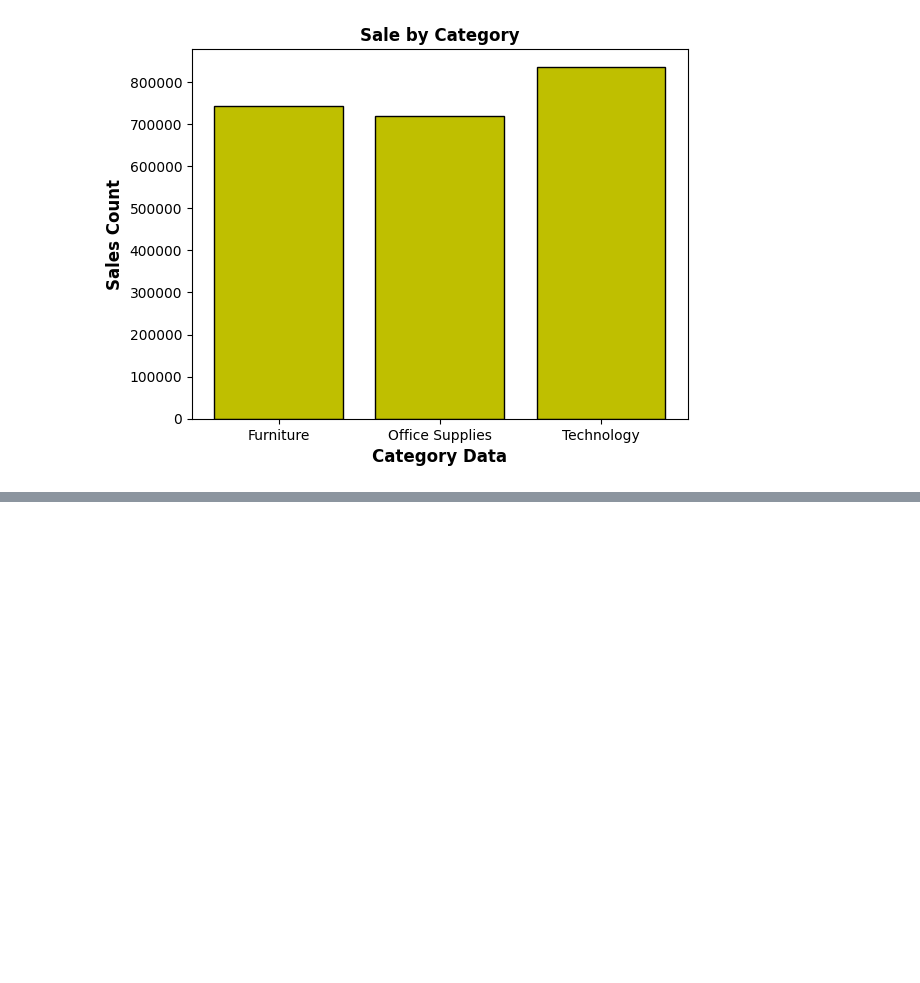
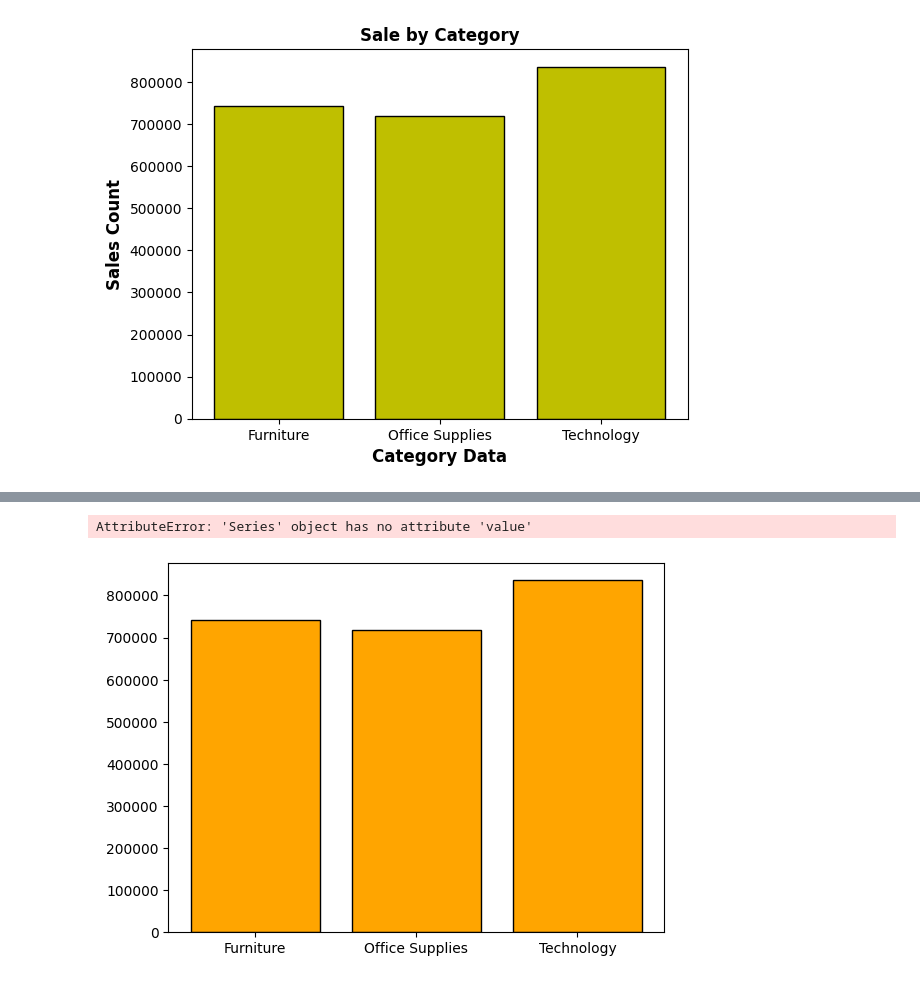
Before and after one commit to Rupeshkumar96/Data_Science, a Jupyter notebook: Superstore_analysis.ipynb, the cells around one changed output, grey strips where cells are left out. Saved outputs shown, nothing was run; the diff lists cells and outputs as text; code cells hidden in the pictures; blank space fills up the shorter version.

Commit message:
profit_margin

```diff
--- a/Superstore_analysis.ipynb
+++ b/Superstore_analysis.ipynb
@@ -122,3 +122,6 @@ plt.ylabel("Sales Count",fontsize='12',fontweight='bold')
 # %% [output]
 Text(0, 0.5, 'Sales Count')
 [figure]
+# %%
+## we  calculate profit margin
+df['Profit_margin']=(df['Profit']/df['Sales'])*100
@@ -124,0 +143,10 @@ Text(0, 0.5, 'Sales Count')
+# %%
+profit_mar=df.groupby('Category')['Profit_margin'].sum()
+# %%
+plt.bar(profit_mar.index,total_sales_cate.values,color='orange',edgecolor='black',width=0.8)
+plt.title("Profit margin by Category",fontweight='bold')
+plt.xlabel("Category",fontsize=12,fontweight='bold')
+plt.ylabel("profit_values ",fontsize=12,fontweight='bold')
+# %% [output]
+AttributeError: 'Series' object has no attribute 'value'
+[figure, added]
```
Also changed, not shown: parts of 1 cell of this notebook.
